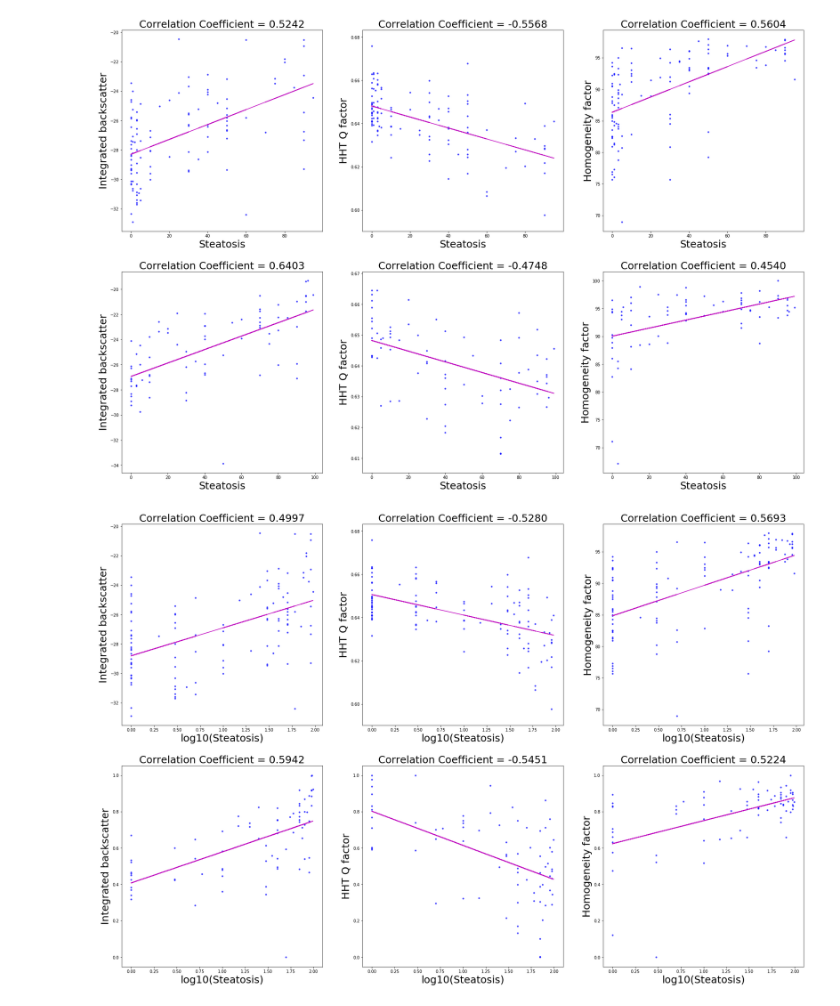
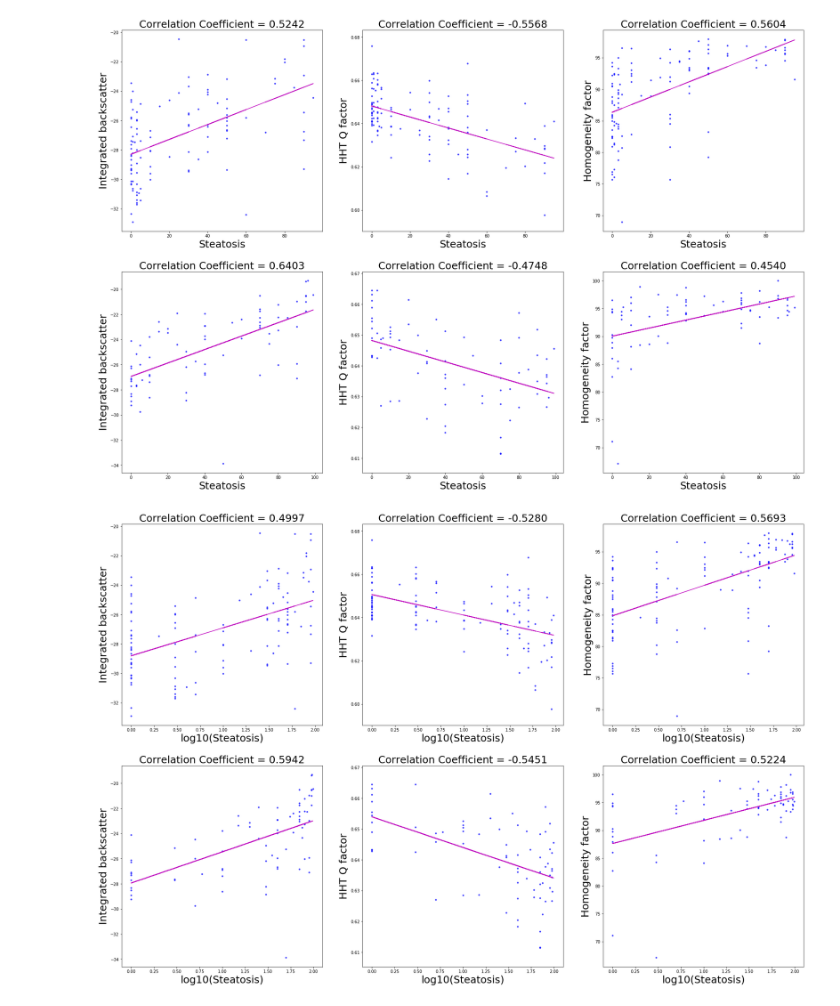
Before and after one commit to Lance0218/Fatty-liver-classifier, a Jupyter notebook: SVC/10Fold for Pathology _ NPathology/Scatter & Trend-line & Correlation Coefficient plot.ipynb, the cells around one changed output. Saved outputs shown, nothing was run; the diff lists cells and outputs as text; code cells hidden in the pictures.

Commit message:
Data VIsualization

```diff
--- a/SVC/10Fold for Pathology _ NPathology/Scatter & Trend-line & Correlation Coefficient plot.ipynb
+++ b/SVC/10Fold for Pathology _ NPathology/Scatter & Trend-line & Correlation Coefficient plot.ipynb
@@ -94,9 +94,6 @@ y_test = np.zeros((74, 3))
 y_test[:, 0] = data.col_values(3)  # y0 = Integrated backscatter
 y_test[:, 1] = data.col_values(4)  # y1 = Q factor (HHT)
 y_test[:, 2] = data.col_values(6)  # y2 = Homogeneity factor
-
-### scaling to 0~1
-y_test = MinMaxScaler(copy=True, feature_range=(0, 1)).fit(y_te).transform(y_te)
 
 R = []
 S = []
@@ -107,31 +104,31 @@ for i in range(3):
     R.append(np.corrcoef(X_train, y_train[:, i])[1,0])
     S.append(np.corrcoef(X_test, y_test[:, i])[1,0])
 
 # plot
 plt.figure(figsize = (30, 20))
 
 for i in range(3):
     plt.subplot(2, 3, 1+i)
     plt.scatter(X_train, y_train[:, i], s = 10, c = 'blue', alpha = 0.7)
     plt.xlabel('log10(Steatosis)', size = 25)
     plt.ylabel('{0}'.format(categories[i]), size = 25)
     plt.title('Correlation Coefficient = {0:0.4f}'.format(R[i]), size=25)
 
     ## calc the trendline (it is simply a linear fitting)
     z1 = np.polyfit(X_train, y_train[:, i], 1)
     p1 = np.poly1d(z1)
     plt.plot(X_train, p1(X_train),'m-')
 
     plt.subplot(2, 3, 4+i)
     plt.scatter(X_test, y_test[:, i], s = 10, c = 'blue', alpha = 0.7)
     plt.xlabel('log10(Steatosis)', size = 25)
     plt.ylabel('{0}'.format(categories[i]), size = 25)
     plt.title('Correlation Coefficient = {0:0.4f}'.format(S[i]), size=25)
 
     ## calc the trendline (it is simply a linear fitting)
     z2 = np.polyfit(X_test, y_test[:, i], 1)
     p2 = np.poly1d(z2)
     plt.plot(X_test, p2(X_test),'m-')
 plt.show()
 # %% [output]
-[figure, old version]
+[figure, new version]
```
